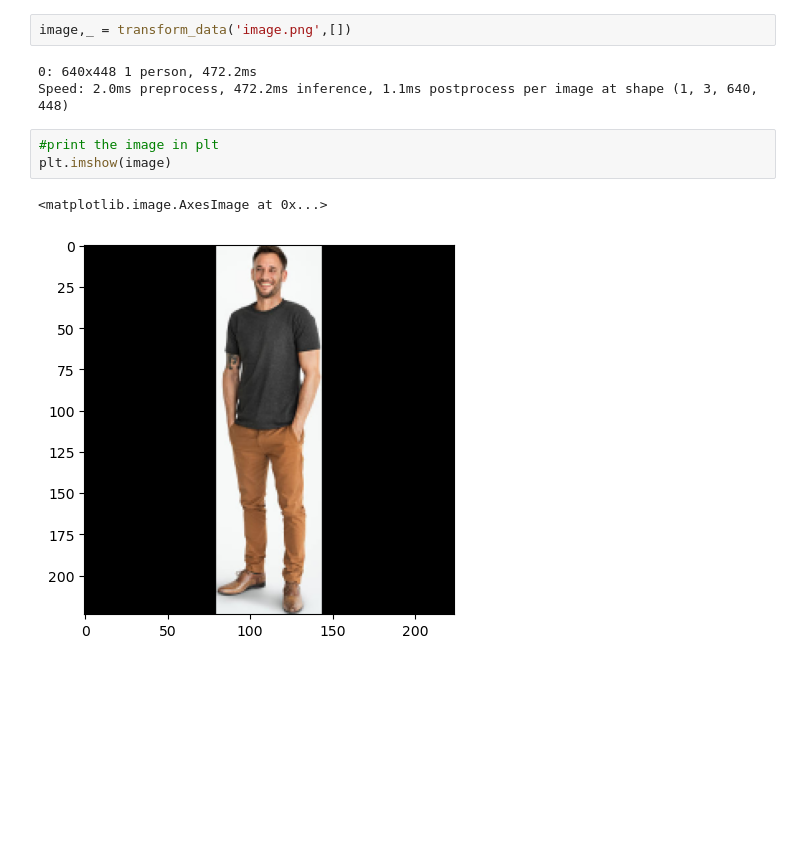
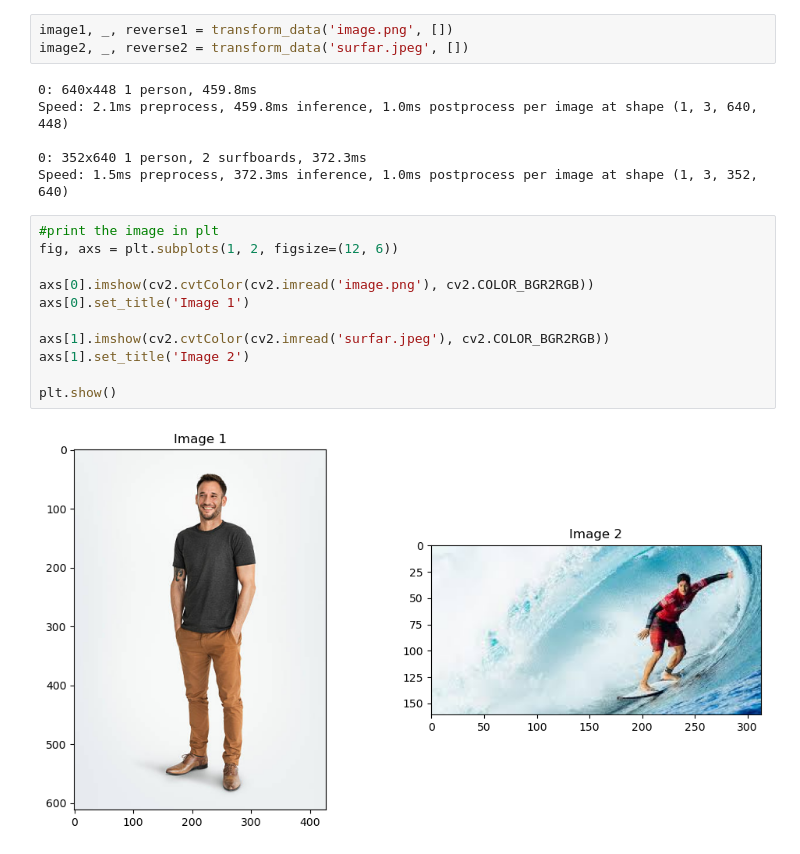
Before and after one commit to bernaprioste1704/LimbsID-Samsung-Final-Project, a Jupyter notebook: testTheModel.ipynb, the cells around one changed output. Drawn from its saved outputs; the diff is of its cells as text; blank space fills up the shorter version.

```diff
--- a/testTheModel.ipynb
+++ b/testTheModel.ipynb
@@ -42,11 +45,22 @@ Speed: 3.2ms preprocess, 380.5ms inference, 2.0ms postprocess per image at shape
 # %%
-image,_ = transform_data('image.png',[])
+image1, _, reverse1 = transform_data('image.png', [])
+image2, _, reverse2 = transform_data('surfar.jpeg', [])
 # %% [output]
-0: 640x448 1 person, 472.2ms
-Speed: 2.0ms preprocess, 472.2ms inference, 1.1ms postprocess per image at shape (1, 3, 640, 448)
+0: 640x448 1 person, 459.8ms
+Speed: 2.1ms preprocess, 459.8ms inference, 1.0ms postprocess per image at shape (1, 3, 640, 448)
+
+0: 352x640 1 person, 2 surfboards, 372.3ms
+Speed: 1.5ms preprocess, 372.3ms inference, 1.0ms postprocess per image at shape (1, 3, 352, 640)
-# %%
-#print the image in plt
-plt.imshow(image)
-# %% [output]
-<matplotlib.image.AxesImage at 0x...>
-[figure, removed]
+# %%
+#print the image in plt
+fig, axs = plt.subplots(1, 2, figsize=(12, 6))
+
+axs[0].imshow(cv2.cvtColor(cv2.imread('image.png'), cv2.COLOR_BGR2RGB))
+axs[0].set_title('Image 1')
+
+axs[1].imshow(cv2.cvtColor(cv2.imread('surfar.jpeg'), cv2.COLOR_BGR2RGB))
+axs[1].set_title('Image 2')
+
+plt.show()
+# %% [output]
+[figure, added]
```
Also changed, not shown: parts of 9 cells of this notebook, 4 other files.
